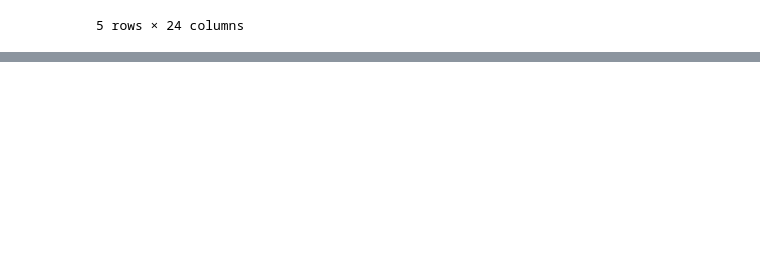
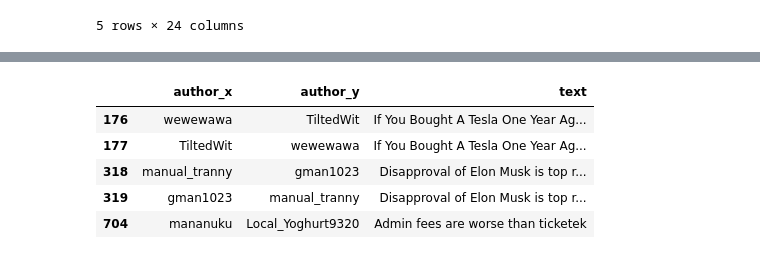
Before and after one commit to ao9000/SC4021-Project, a Jupyter notebook: classification.ipynb, the cells around one changed output, grey strips where cells are left out. Saved outputs shown, nothing was run; the diff lists cells and outputs as text; code cells hidden in the pictures; blank space fills up the shorter version.

```diff
--- a/classification.ipynb
+++ b/classification.ipynb
@@ -922,0 +995,9 @@ merged_all
+# %%
+rows_with_different_values[["author_x","author_y","text"]].head()
+# %% [output]
+|  | author_x | author_y | text |
+| 176 | wewewawa | TiltedWit | If You Bought A Tesla One Year Ag... |
+| 177 | TiltedWit | wewewawa | If You Bought A Tesla One Year Ag... |
+| 318 | manual_tranny | gman1023 | Disapproval of Elon Musk is top r... |
+| 319 | gman1023 | manual_tranny | Disapproval of Elon Musk is top r... |
+| 704 | mananuku | Local_Yoghurt9320 | Admin fees are worse than ticketek |
```
Also changed, not shown: parts of 10 cells of this notebook, 1 other file.
